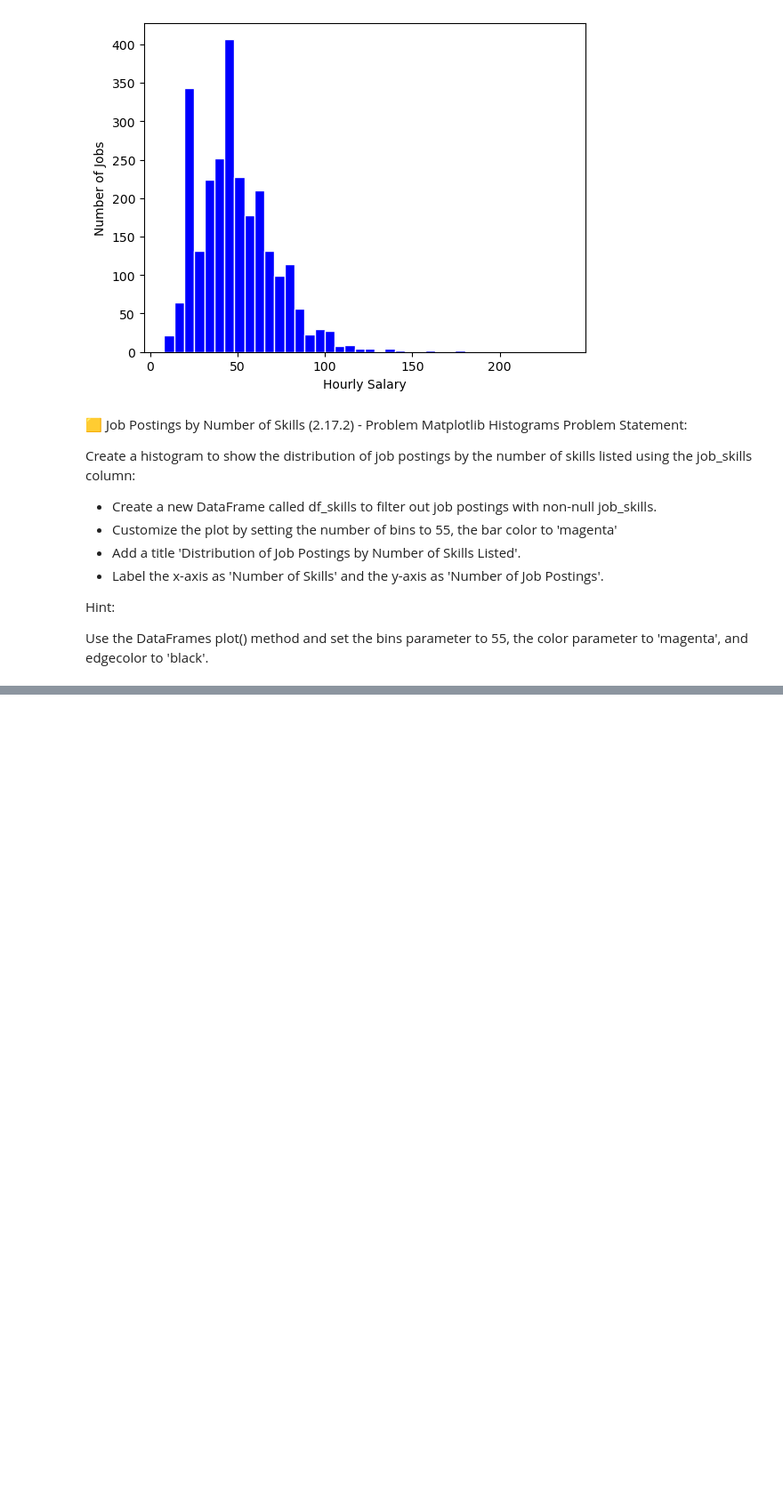
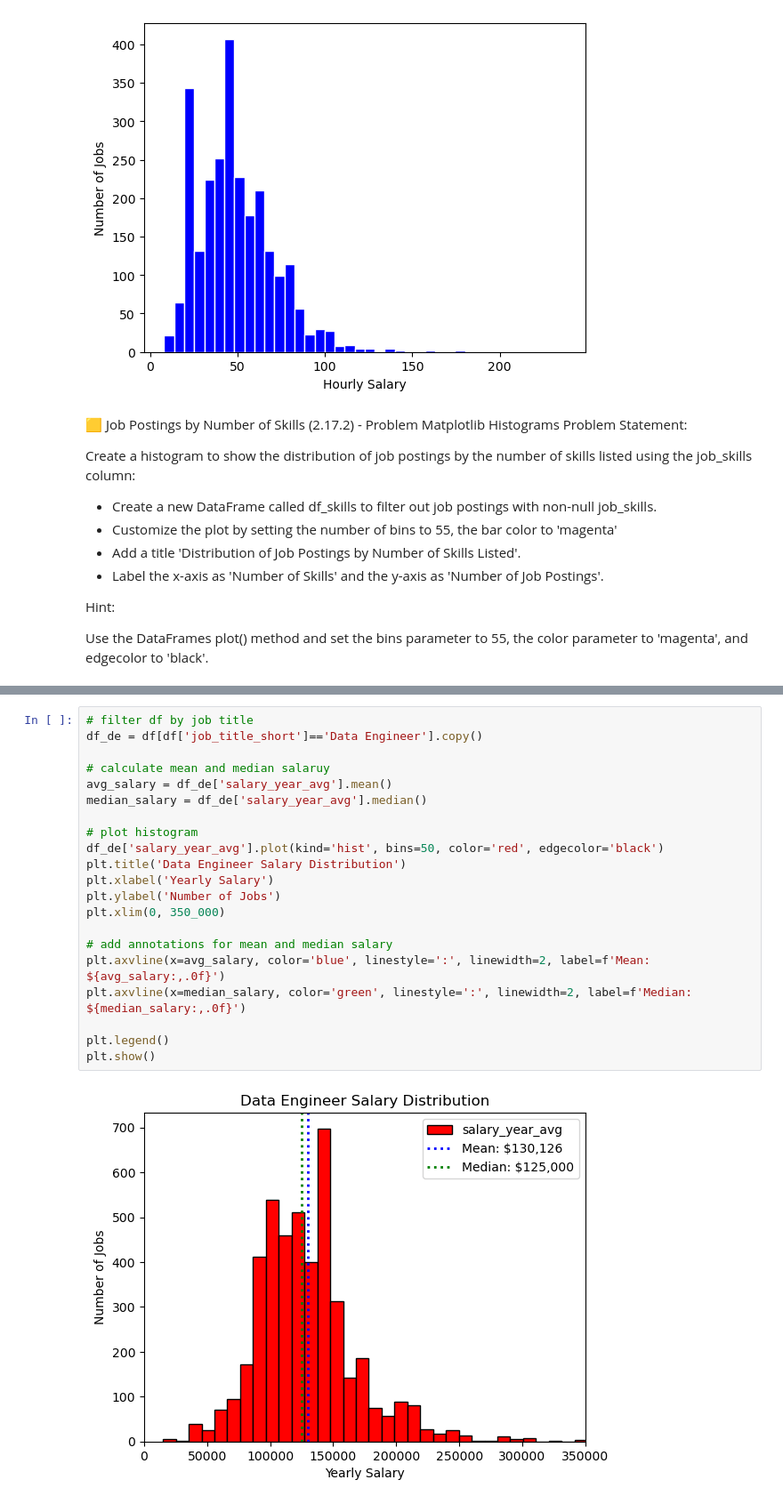
Before and after one commit to Lorenzo2706/Python_Data_Project, a Jupyter notebook: Exercises/16_Matplotlib_Histograms.ipynb, the cells around one changed output, grey strips where cells are left out. Shown at 89% size. Saved outputs shown, nothing was run; the diff lists cells and outputs as text; blank space fills up the shorter version.

```diff
--- a/Exercises/16_Matplotlib_Histograms.ipynb
+++ b/Exercises/16_Matplotlib_Histograms.ipynb
@@ -84,0 +118,23 @@ Use the DataFrames plot() method and set the bins parameter to 55, the color par
+# %%
+# filter df by job title
+df_de = df[df['job_title_short']=='Data Engineer'].copy()
+
+# calculate mean and median salaruy
+avg_salary = df_de['salary_year_avg'].mean()
+median_salary = df_de['salary_year_avg'].median()
+
+# plot histogram
+df_de['salary_year_avg'].plot(kind='hist', bins=50, color='red', edgecolor='black')
+plt.title('Data Engineer Salary Distribution')
+plt.xlabel('Yearly Salary')
+plt.ylabel('Number of Jobs')
+plt.xlim(0, 350_000)
+
+# add annotations for mean and median salary
+plt.axvline(x=avg_salary, color='blue', linestyle=':', linewidth=2, label=f'Mean: ${avg_salary:,.0f}')
+plt.axvline(x=median_salary, color='green', linestyle=':', linewidth=2, label=f'Median: ${median_salary:,.0f}')
+
+plt.legend()
+plt.show()
+# %% [output]
+[figure, added]
```
Also changed, not shown: parts of 3 cells of this notebook, 16 other files.
